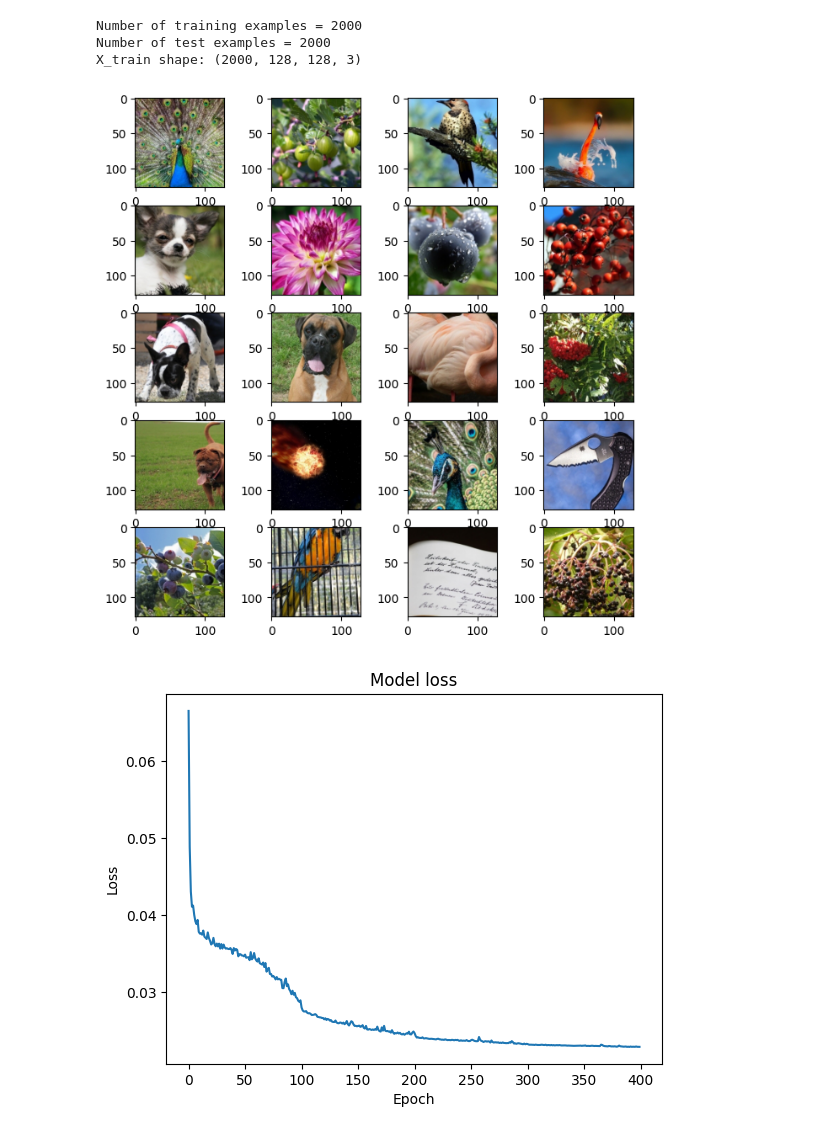
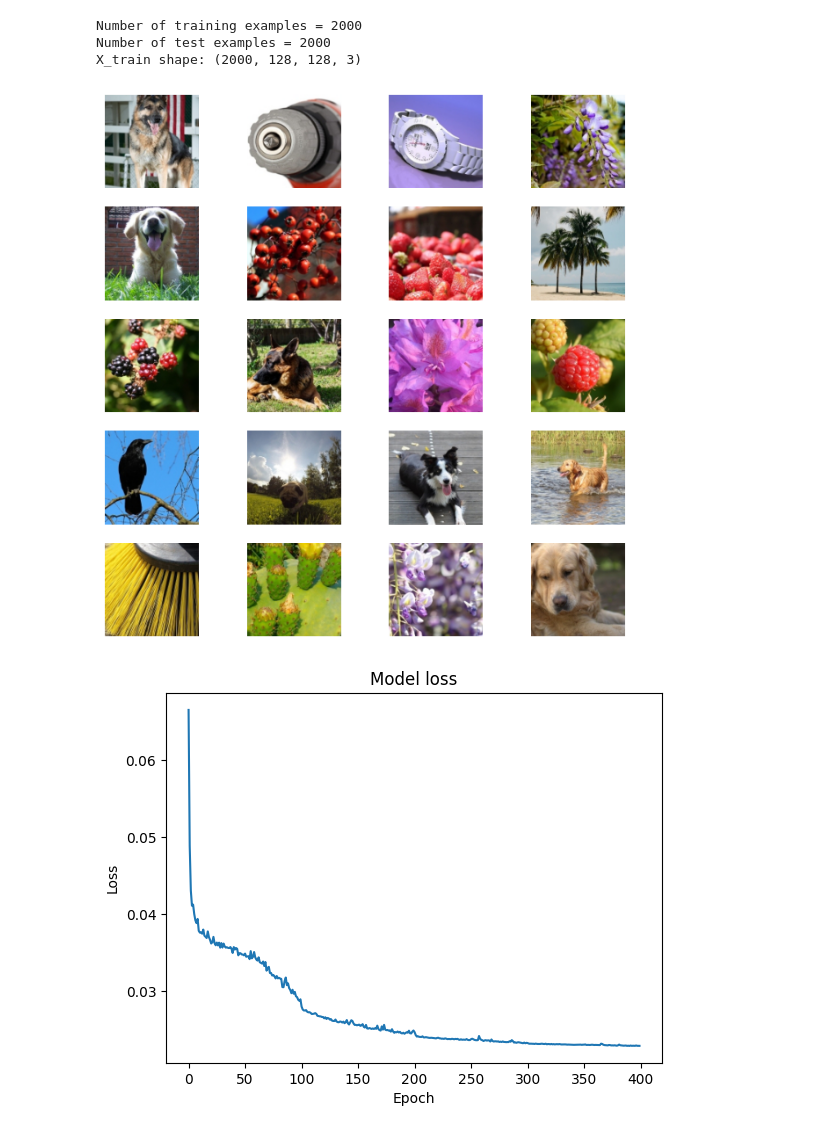
Before and after one commit to sawesky/Deep-Stegano, a Jupyter notebook: Diplomski.ipynb, the cells around one changed output. Cells and saved outputs as stored; diff of their text form; code cells hidden in the pictures.

```diff
--- a/Diplomski.ipynb
+++ b/Diplomski.ipynb
@@ -101,16 +101,17 @@ input_C = X_train[X_train.shape[0] // 2:]
 # %%
 # Show sample images from the training dataset
 fig=plt.figure(figsize=(8, 8))
 columns = 4
 rows = 5
 for i in range(1, columns*rows +1):
     # Randomly sample from training dataset
     img_idx = np.random.choice(X_train.shape[0])
     fig.add_subplot(rows, columns, i)
     plt.imshow(X_train[img_idx])
+    plt.axis('off')
 plt.show()
 # %% [output]
-[figure, old version]
+[figure, new version]
 # %%
 # Variable used to weight the losses of the secret and cover images (See paper for more details)
 beta = 0.8
```
Also changed, not shown: parts of 10 cells of this notebook.
